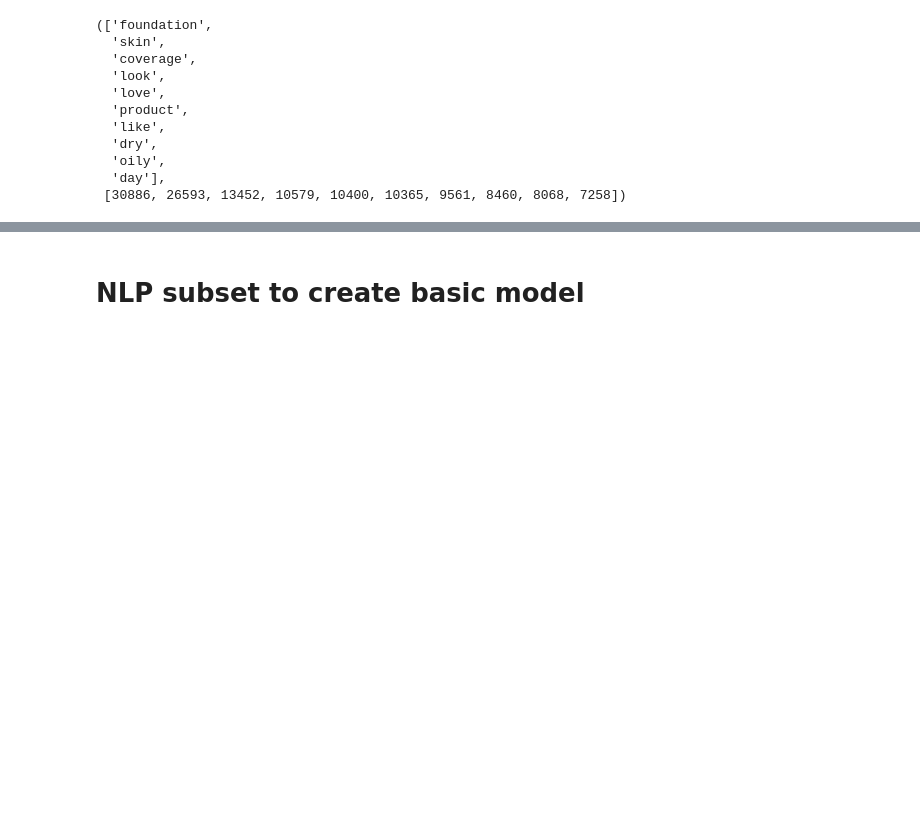
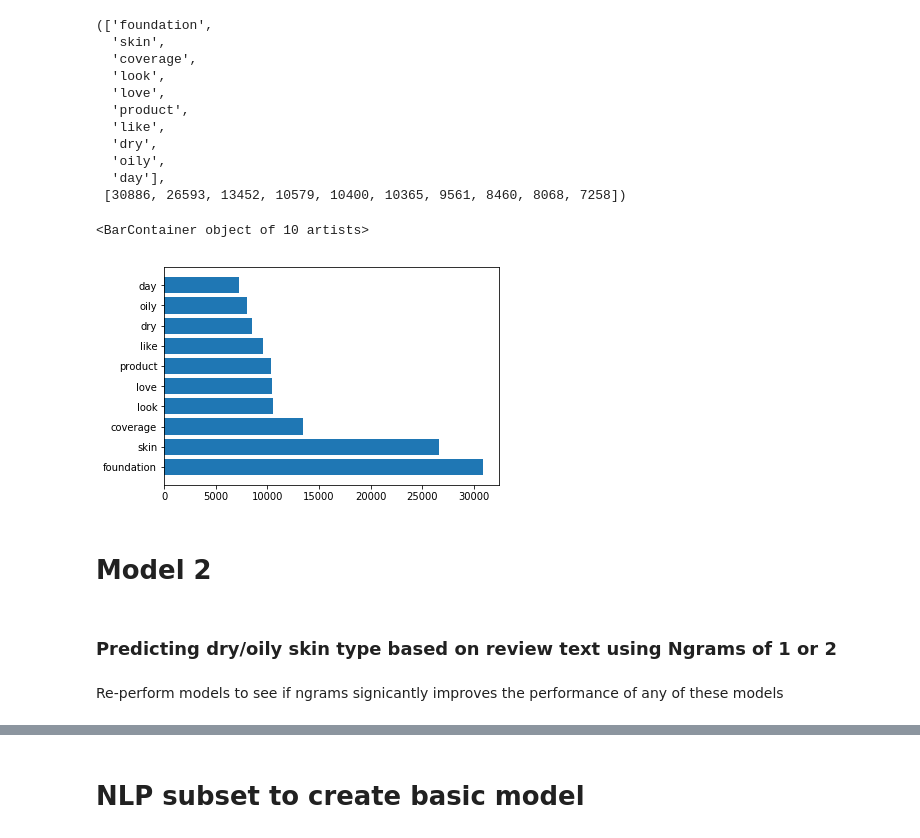
Before and after one commit to nicleong27/Beauty_Reviews, a Jupyter notebook: Reviews-Modelling.ipynb, the cells around one changed output, grey strips where cells are left out. Drawn from its saved outputs; the diff is of its cells as text; code cells hidden in the pictures; blank space fills up the shorter version.

```diff
--- a/Reviews-Modelling.ipynb
+++ b/Reviews-Modelling.ipynb
@@ -632,3 +632,15 @@ word_lst[:10], word_count[:10]
   'oily',
   'day'],
  [30886, 26593, 13452, 10579, 10400, 10365, 9561, 8460, 8068, 7258])
+# %%
+fig, ax = plt.subplots()
+ax.barh(word_lst[:10], word_count[:10])
+# %% [output]
+<BarContainer object of 10 artists>
+[figure, added]
+# %% [markdown]
+# Model 2
+# %% [markdown]
+### Predicting dry/oily skin type based on review text using Ngrams of 1 or 2
+# %% [markdown]
+Re-perform models to see if ngrams signicantly improves the performance of any of these models
```
Also changed, not shown: parts of 10 cells of this notebook.
